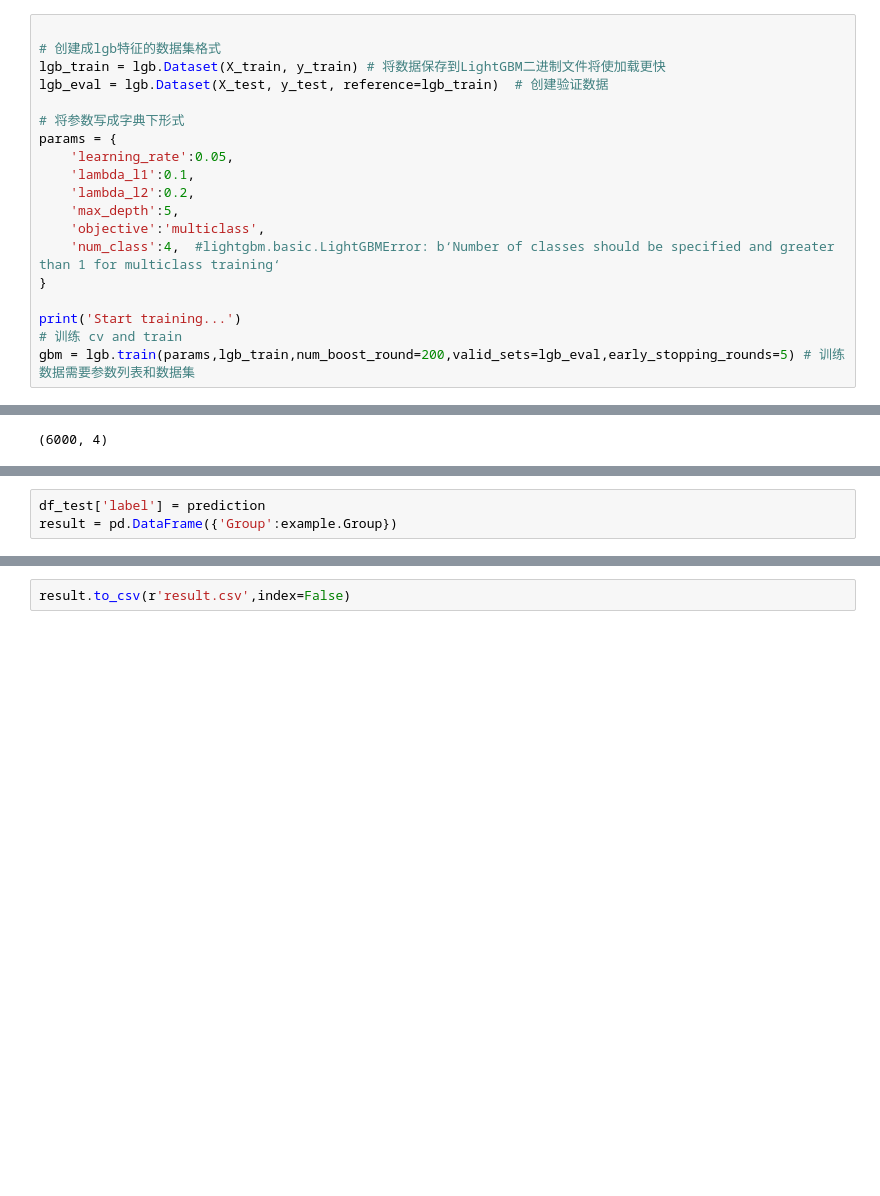
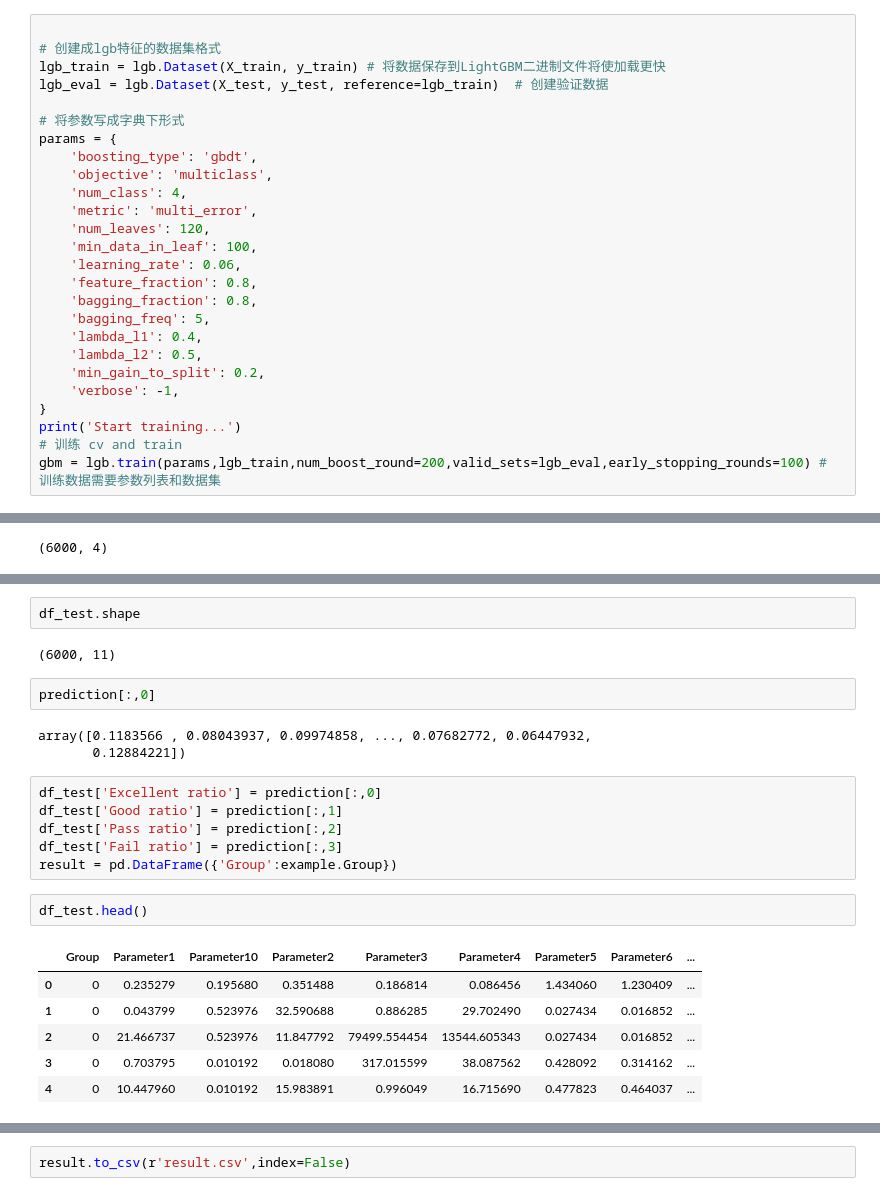
Before and after one commit to hhhhjjj/my_kaggle, a Jupyter notebook: LightGBM工件预测.ipynb, the cells around one changed output, grey strips where cells are left out. Cells and saved outputs as stored; diff of their text form; blank space fills up the shorter version.

```diff
--- a/LightGBM工件预测.ipynb
+++ b/LightGBM工件预测.ipynb
@@ -26,16 +26,23 @@ lgb_eval = lgb.Dataset(X_test, y_test, reference=lgb_train)  # 创建验证数
 
 # 将参数写成字典下形式
 params = {
-    'learning_rate':0.05,
-    'lambda_l1':0.1,
-    'lambda_l2':0.2,
-    'max_depth':5,
-    'objective':'multiclass',
-    'num_class':4,  #lightgbm.basic.LightGBMError: b‘Number of classes should be specified and greater than 1 for multiclass training‘
+    'boosting_type': 'gbdt',
+    'objective': 'multiclass',
+    'num_class': 4,
+    'metric': 'multi_error',
+    'num_leaves': 120,
+    'min_data_in_leaf': 100,
+    'learning_rate': 0.06,
+    'feature_fraction': 0.8,
+    'bagging_fraction': 0.8,
+    'bagging_freq': 5,
+    'lambda_l1': 0.4,
+    'lambda_l2': 0.5,
+    'min_gain_to_split': 0.2,
+    'verbose': -1,
 }
-
 print('Start training...')
 # 训练 cv and train
-gbm = lgb.train(params,lgb_train,num_boost_round=200,valid_sets=lgb_eval,early_stopping_rounds=5) # 训练数据需要参数列表和数据集
+gbm = lgb.train(params,lgb_train,num_boost_round=200,valid_sets=lgb_eval,early_stopping_rounds=100) # 训练数据需要参数列表和数据集
 # %% [output]
 Start training...
@@ -82,3 +99,0 @@ prediction.shape
-# %%
-df_test['label'] = prediction
-result = pd.DataFrame({'Group':example.Group})
@@ -89,3 +110,27 @@ prediction
+# %%
+df_test.shape
+# %% [output]
+(6000, 11)
+# %%
+prediction[:,0]
+# %% [output]
+array([0.1183566 , 0.08043937, 0.09974858, ..., 0.07682772, 0.06447932,
+       0.12884221])
+# %%
+df_test['Excellent ratio'] = prediction[:,0]
+df_test['Good ratio'] = prediction[:,1]
+df_test['Pass ratio'] = prediction[:,2]
+df_test['Fail ratio'] = prediction[:,3]
+result = pd.DataFrame({'Group':example.Group})
+# %%
+df_test.head()
+# %% [output]
+|  | Group | Parameter1 | Parameter10 | Parameter2 | Parameter3 | Parameter4 | Parameter5 | Parameter6 | ... |
+| 0 | 0 | 0.235279 | 0.195680 | 0.351488 | 0.186814 | 0.086456 | 1.434060 | 1.230409 | ... |
+| 1 | 0 | 0.043799 | 0.523976 | 32.590688 | 0.886285 | 29.702490 | 0.027434 | 0.016852 | ... |
+| 2 | 0 | 21.466737 | 0.523976 | 11.847792 | 79499.554454 | 13544.605343 | 0.027434 | 0.016852 | ... |
+| 3 | 0 | 0.703795 | 0.010192 | 0.018080 | 317.015599 | 38.087562 | 0.428092 | 0.314162 | ... |
+| 4 | 0 | 10.447960 | 0.010192 | 15.983891 | 0.996049 | 16.715690 | 0.477823 | 0.464037 | ... |
 # %%
 for group_num in range(120):
 #     print(group_num)
```
Also changed, not shown: parts of 7 cells of this notebook.
